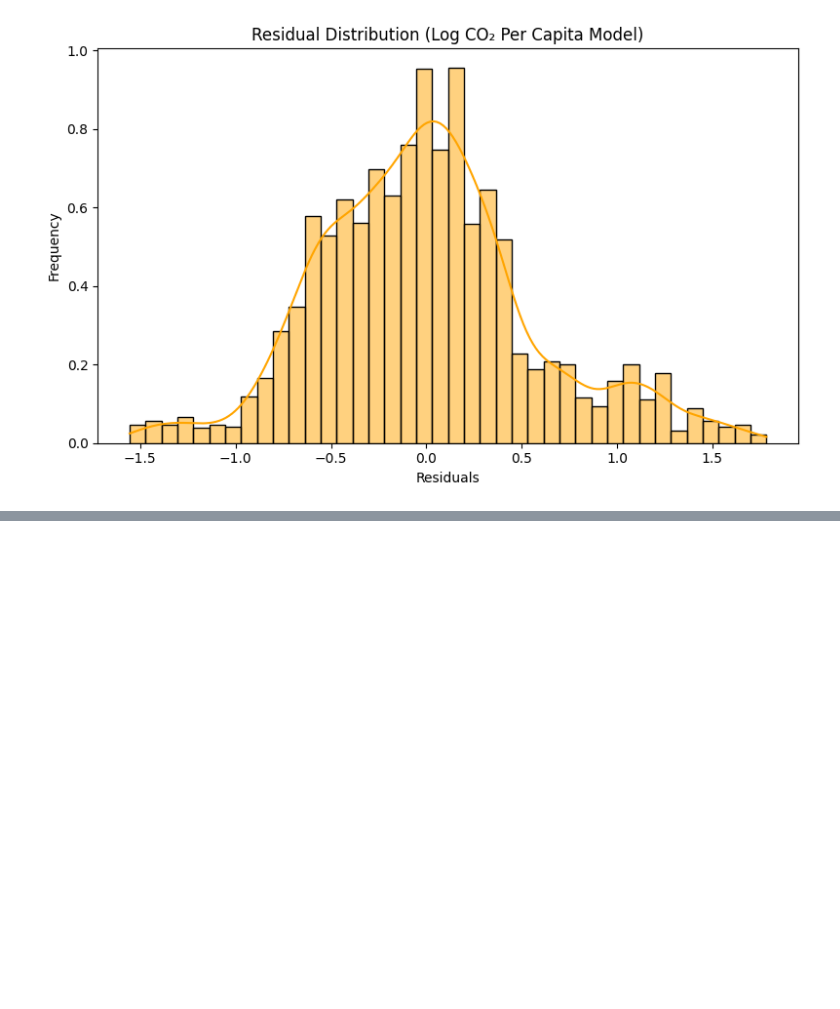
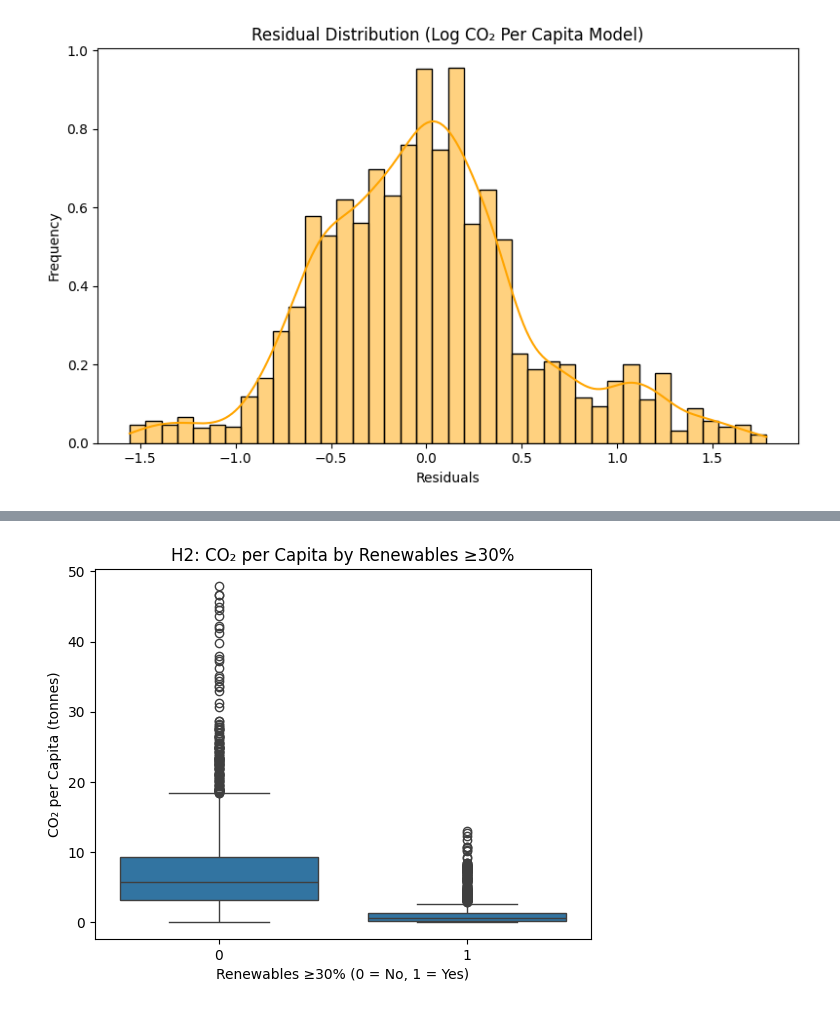
Before and after one commit to SelinaFischer/climate_tipping_points, a Jupyter notebook: jupyter_notebooks/3. statistical analysis.ipynb, the cells around one changed output, grey strips where cells are left out. Drawn from its saved outputs; the diff is of its cells as text; code cells hidden in the pictures; blank space fills up the shorter version.

```diff
--- a/jupyter_notebooks/3. statistical analysis.ipynb
+++ b/jupyter_notebooks/3. statistical analysis.ipynb
@@ -217,0 +229,17 @@ The findings indicate a significant negative association between renewable energ
+# %%
+# Analyse H2 distributions and Outliers:
+
+import pandas as pd
+import seaborn as sns
+import matplotlib.pyplot as plt
+
+# Load data
+df = pd.read_csv('../data/cleaned/enhanced_energy_features.csv')
+
+sns.boxplot(data=df, x='above_30_pct', y='co2_per_capita_t')
+plt.title('H2: CO₂ per Capita by Renewables ≥30%')
+plt.xlabel('Renewables ≥30% (0 = No, 1 = Yes)')
+plt.ylabel('CO₂ per Capita (tonnes)')
+plt.show()
+# %% [output]
+[figure, added]
```
Also changed, not shown: parts of 6 cells of this notebook.
